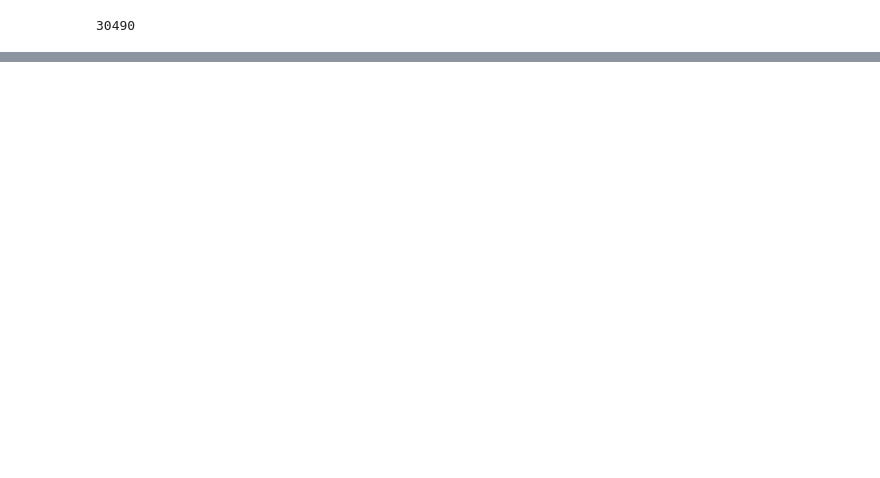
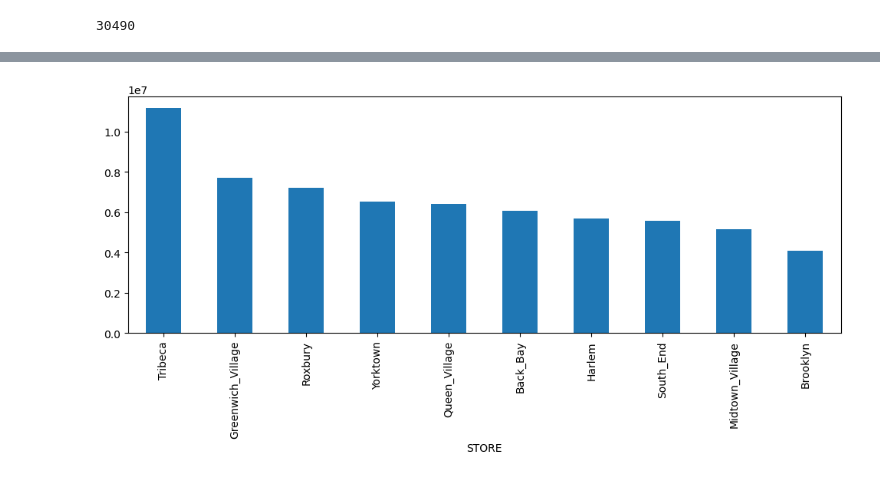
Before and after one commit to Tury05/Capstone-Master-Data-Science, a Jupyter notebook: ML.ipynb, the cells around one changed output, grey strips where cells are left out. Cells and saved outputs as stored; diff of their text form; code cells hidden in the pictures; blank space fills up the shorter version.

```diff
--- a/ML.ipynb
+++ b/ML.ipynb
@@ -182,0 +534,10 @@ Preprocessing
+# %%
+(
+    full_df.
+    groupby(["STORE"])
+    ["WEEKLY_SALES"].sum()
+    .sort_values(ascending = False)
+    .plot(kind = "bar", figsize = (12, 4))
+);
+# %% [output]
+[figure, added]
```
Also changed, not shown: parts of 70 cells of this notebook.
